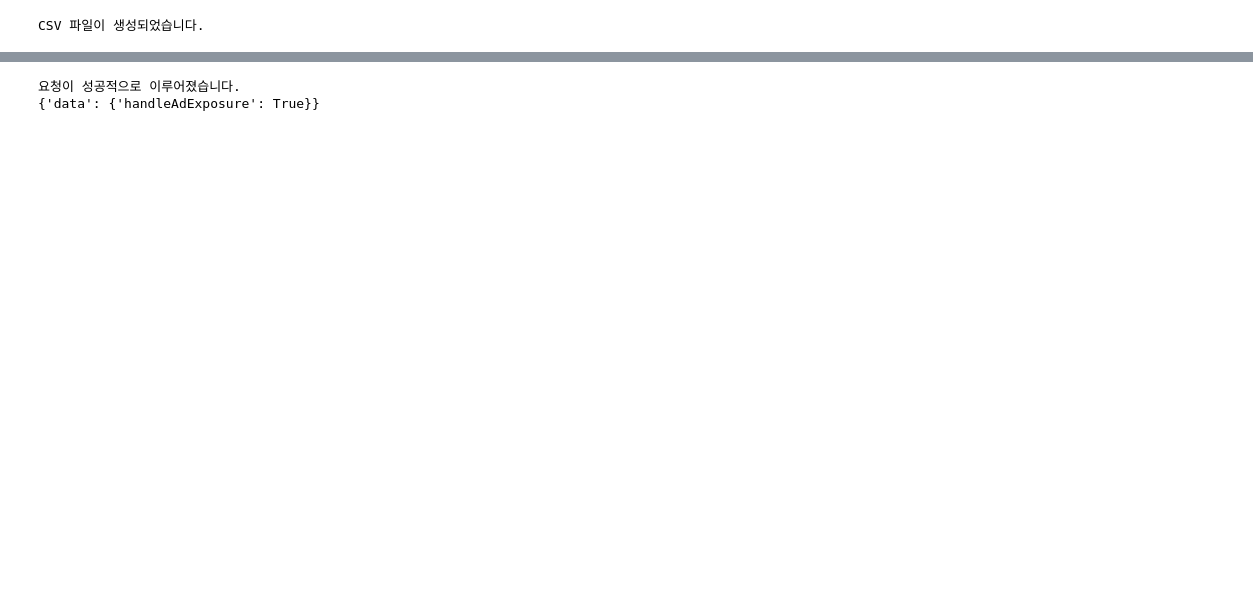
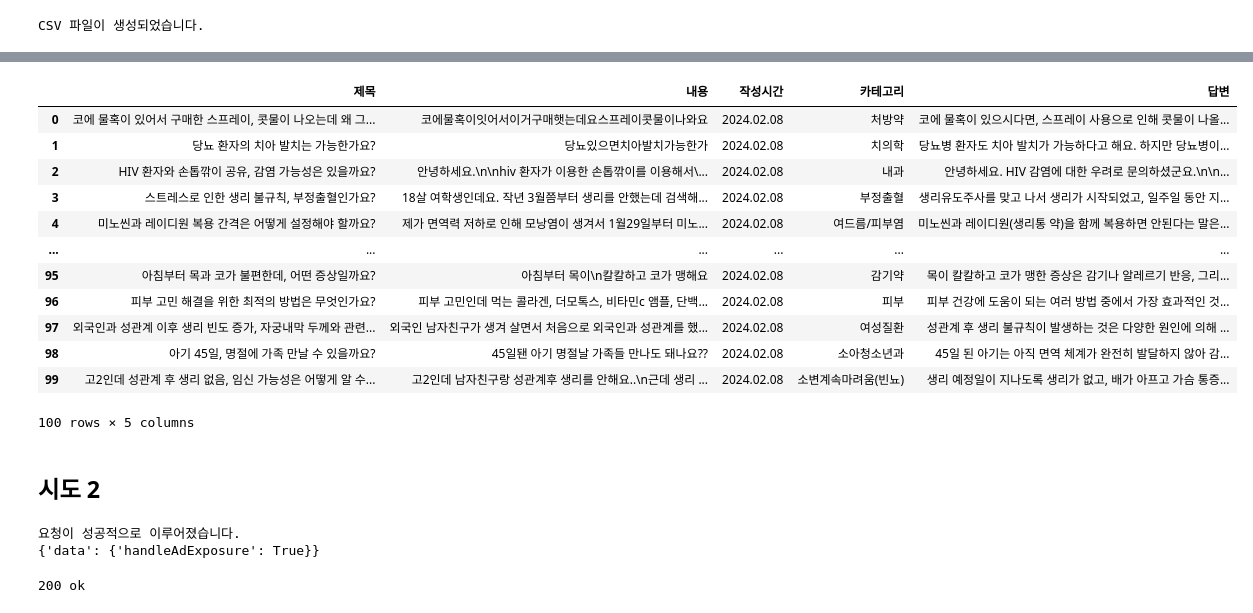
Before and after one commit to jms0522/Medical-project, a Jupyter notebook: crawling_naver_dic_content/doctornow_realtime_content.ipynb, the cells around one changed output, grey strips where cells are left out. Cells and saved outputs as stored; diff of their text form; code cells hidden in the pictures; blank space fills up the shorter version.

Commit message:
type : newfiles / title : auto crawling code (naver , doctornow) no processing

```diff
--- a/crawling_naver_dic_content/doctornow_realtime_content.ipynb
+++ b/crawling_naver_dic_content/doctornow_realtime_content.ipynb
@@ -367,0 +400,36 @@ CSV 파일이 생성되었습니다.
+# %%
+import os
+import requests
+from bs4 import BeautifulSoup
+import pandas as pd
+
+# 폴더 생성
+folder_name = "doctornow_realtime"
+if not os.path.exists(folder_name):
+    os.makedirs(folder_name)
+
+# question_pids =  질문의 고유 id값을 담은 리스트임
+
+data = []
+
+for question_pid in question_pids:
+    url = f"https://doctornow.co.kr/content/qna/{question_pid}"
+    response = requests.get(url)
+    soup = BeautifulSoup(response.text, "html.parser")
+    title = soup.find("h1", class_="sc-e3e1167b-4 iOOxvE").text.strip()
+    createtime = soup.find("div", class_="sc-e3e1167b-5 jPpKkT").text.strip().split("•")[1].strip()
+    content = soup.find("p", class_="sc-a7e6ffaf-2 bzrGUI").text.strip()
+    category = soup.find("span", class_="sc-e3e1167b-7 hpgLSb").text.strip()
+    answer = soup.find("p", class_="sc-a7e6ffaf-2 sc-1044f6b8-10 bzrGUI jvjLuq").text.strip()
+
+    data.append([title, content, createtime, category, answer])
+
+# 데이터프레임 생성
+df = pd.DataFrame(data, columns=['제목', '내용', '작성시간', '카테고리', '답변'])
+
+# 데이터프레임을 CSV 파일로 저장할 경우
+# csv_file_path = os.path.join(folder_name, 'doctornow_realtime.csv')
+# df.to_csv(csv_file_path, encoding='utf-8-sig', index=False)
+
+# 데이터프레임 출력
+print(df)
@@ -368,3 +454,21 @@ CSV 파일이 생성되었습니다.
+# %%
+df
+# %% [output]
+|  | 제목 | 내용 | 작성시간 | 카테고리 | 답변 |
+| 0 | 코에 물혹이 있어서 구매한 스프레이, 콧물이 나오는데 왜 그... | 코에물혹이잇어서이거구매햇는데요스프레이콧물이나와요 | 2024.02.08 | 처방약 | 코에 물혹이 있으시다면, 스프레이 사용으로 인해 콧물이 나올... |
+| 1 | 당뇨 환자의 치아 발치는 가능한가요? | 당뇨있으면치아발치가능한가 | 2024.02.08 | 치의학 | 당뇨병 환자도 치아 발치가 가능하다고 해요. 하지만 당뇨병이... |
+| 2 | HIV 환자와 손톱깎이 공유, 감염 가능성은 있을까요? | 안녕하세요.\n\nhiv 환자가 이용한 손톱깎이를 이용해서\... | 2024.02.08 | 내과 | 안녕하세요. HIV 감염에 대한 우려로 문의하셨군요.\n\n... |
+| 3 | 스트레스로 인한 생리 불규칙, 부정출혈인가요? | 18살 여학생인데요. 작년 3월쯤부터 생리를 안했는데 검색해... | 2024.02.08 | 부정출혈 | 생리유도주사를 맞고 나서 생리가 시작되었고, 일주일 동안 지... |
+| 4 | 미노씬과 레이디원 복용 간격은 어떻게 설정해야 할까요? | 제가 면역력 저하로 인해 모낭염이 생겨서 1월29일부터 미노... | 2024.02.08 | 여드름/피부염 | 미노씬과 레이디원(생리통 약)을 함께 복용하면 안된다는 말은... |
+| ... | ... | ... | ... | ... | ... |
+| 95 | 아침부터 목과 코가 불편한데, 어떤 증상일까요? | 아침부터 목이\n칼칼하고 코가 맹해요 | 2024.02.08 | 감기약 | 목이 칼칼하고 코가 맹한 증상은 감기나 알레르기 반응, 그리... |
+| 96 | 피부 고민 해결을 위한 최적의 방법은 무엇인가요? | 피부 고민인데 먹는 콜라겐, 더모톡스, 비타민c 앰플, 단백... | 2024.02.08 | 피부 | 피부 건강에 도움이 되는 여러 방법 중에서 가장 효과적인 것... |
+| 97 | 외국인과 성관계 이후 생리 빈도 증가, 자궁내막 두께와 관련... | 외국인 남자친구가 생겨 살면서 처음으로 외국인과 성관계를 했... | 2024.02.08 | 여성질환 | 성관계 후 생리 불규칙이 발생하는 것은 다양한 원인에 의해 ... |
+| 98 | 아기 45일, 명절에 가족 만날 수 있을까요? | 45일됀 아기 명절날 가족들 만나도 돼나요?? | 2024.02.08 | 소아청소년과 | 45일 된 아기는 아직 면역 체계가 완전히 발달하지 않아 감... |
+| 99 | 고2인데 성관계 후 생리 없음, 임신 가능성은 어떻게 알 수... | 고2인데 남자친구랑 성관계후 생리를 안해요..\n근데 생리 ... | 2024.02.08 | 소변계속마려움(빈뇨) | 생리 예정일이 지나도록 생리가 없고, 배가 아프고 가슴 통증... |
+100 rows × 5 columns
+# %% [markdown]
+## 시도 2
 # %%
 # 쿼리를 통한 답변 파싱을 하려고 시도
 import requests
@@ -416,3 +520,26 @@ else:
 # %% [output]
 요청이 성공적으로 이루어졌습니다.
 {'data': {'handleAdExposure': True}}
+# %%
+import os
+import requests
+import json
+
+# 환경 변수 로드 (python-dotenv 사용 시)
+# from dotenv import load_dotenv
+# load_dotenv()
+
+# SLACK_WEBHOOK_URL_MEDICAL 환경 변수에서 Webhook URL 읽기
+webhook_url = os.getenv('SLACK_WEBHOOK_URL_MEDICAL')
+
+# 이 부분을 .env 파일이 위치한 디렉토리에서 실행하거나,
+# 환경 변수가 시스템/셸에 직접 설정되어 있는지 확인하세요.
+
+if webhook_url:
+    message = {"text": "데이터셋 허깅페이스 업로드 완료."}
+    response = requests.post(webhook_url, data=json.dumps(message), headers={'Content-Type': 'application/json'})
+    print(response.status_code, response.text)
+else:
+    print("SLACK_WEBHOOK_URL_MEDICAL 환경 변수가 설정되지 않았습니다.")
+# %% [output]
+200 ok
```
Also changed, not shown: parts of 11 cells of this notebook, 10 other files.
